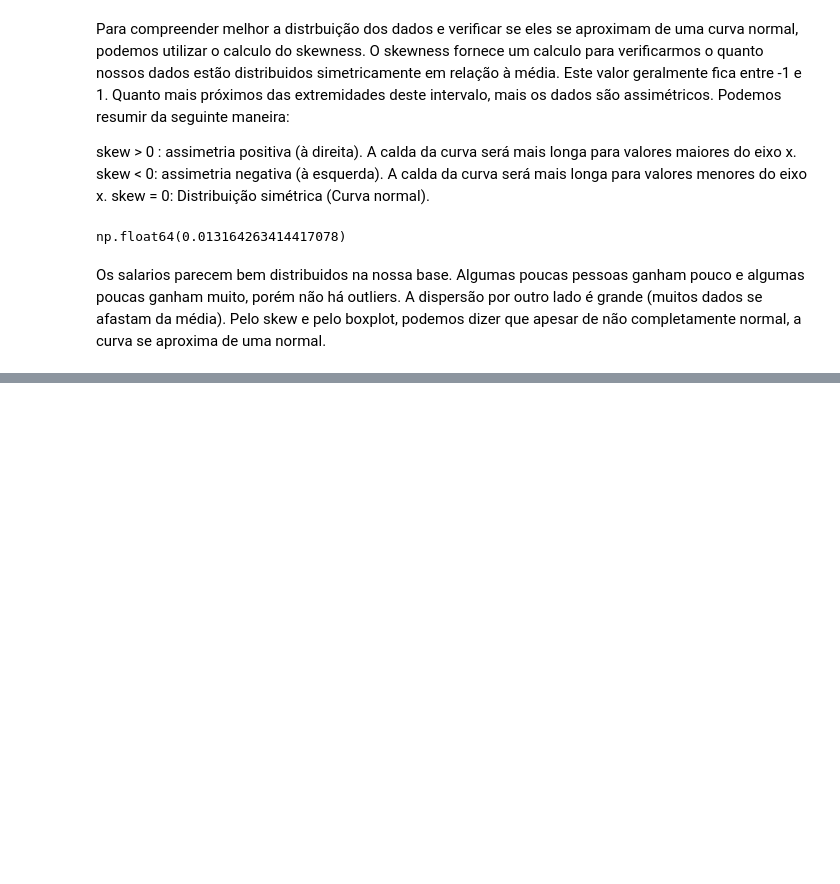
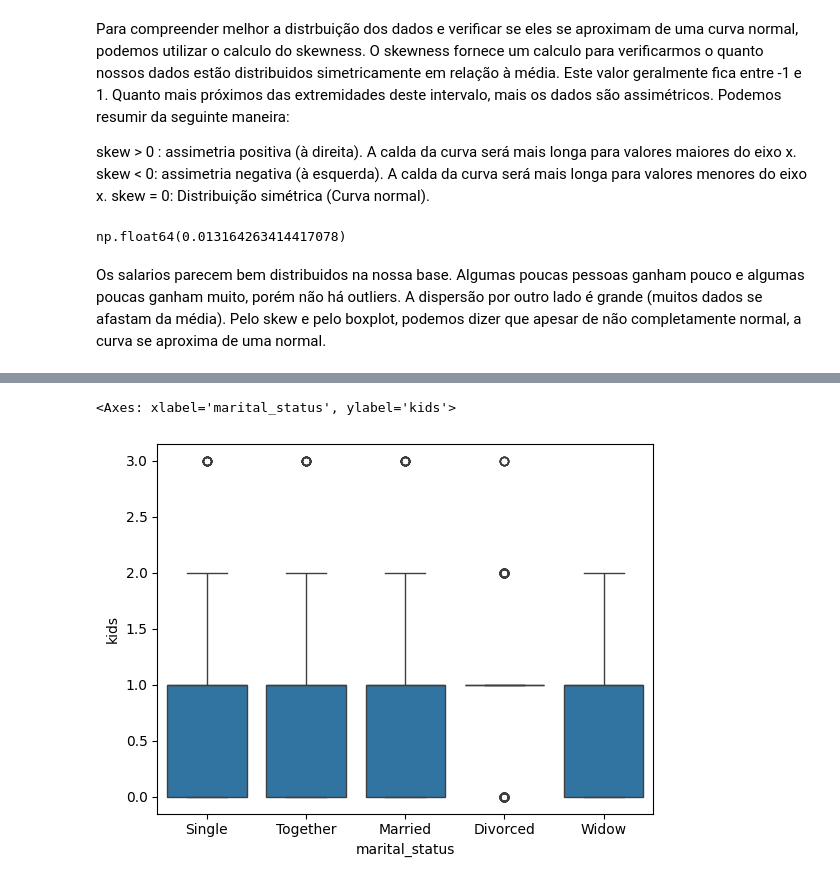
Before and after one commit to naticost/estatistica_descritiva, a Jupyter notebook: atividade.ipynb, the cells around one changed output, grey strips where cells are left out. Saved outputs shown, nothing was run; the diff lists cells and outputs as text; code cells hidden in the pictures; blank space fills up the shorter version.

```diff
--- a/atividade.ipynb
+++ b/atividade.ipynb
@@ -256,0 +275,5 @@ Pelo skew e pelo boxplot, podemos dizer que apesar de não completamente normal,
+# %%
+sns.boxplot(x='marital_status', y='kids', data=df)
+# %% [output]
+<Axes: xlabel='marital_status', ylabel='kids'>
+[figure, added]
```
Also changed, not shown: parts of 17 cells of this notebook.
